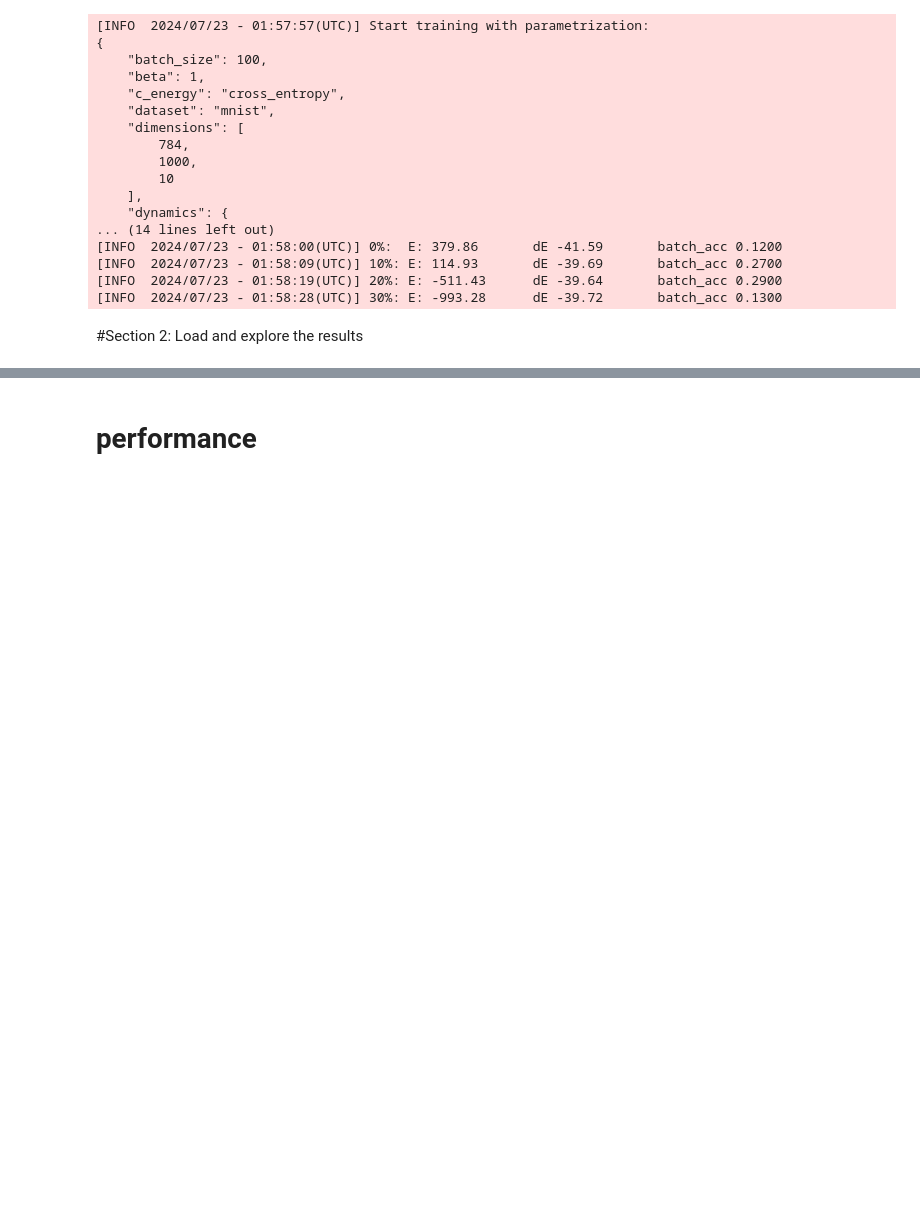
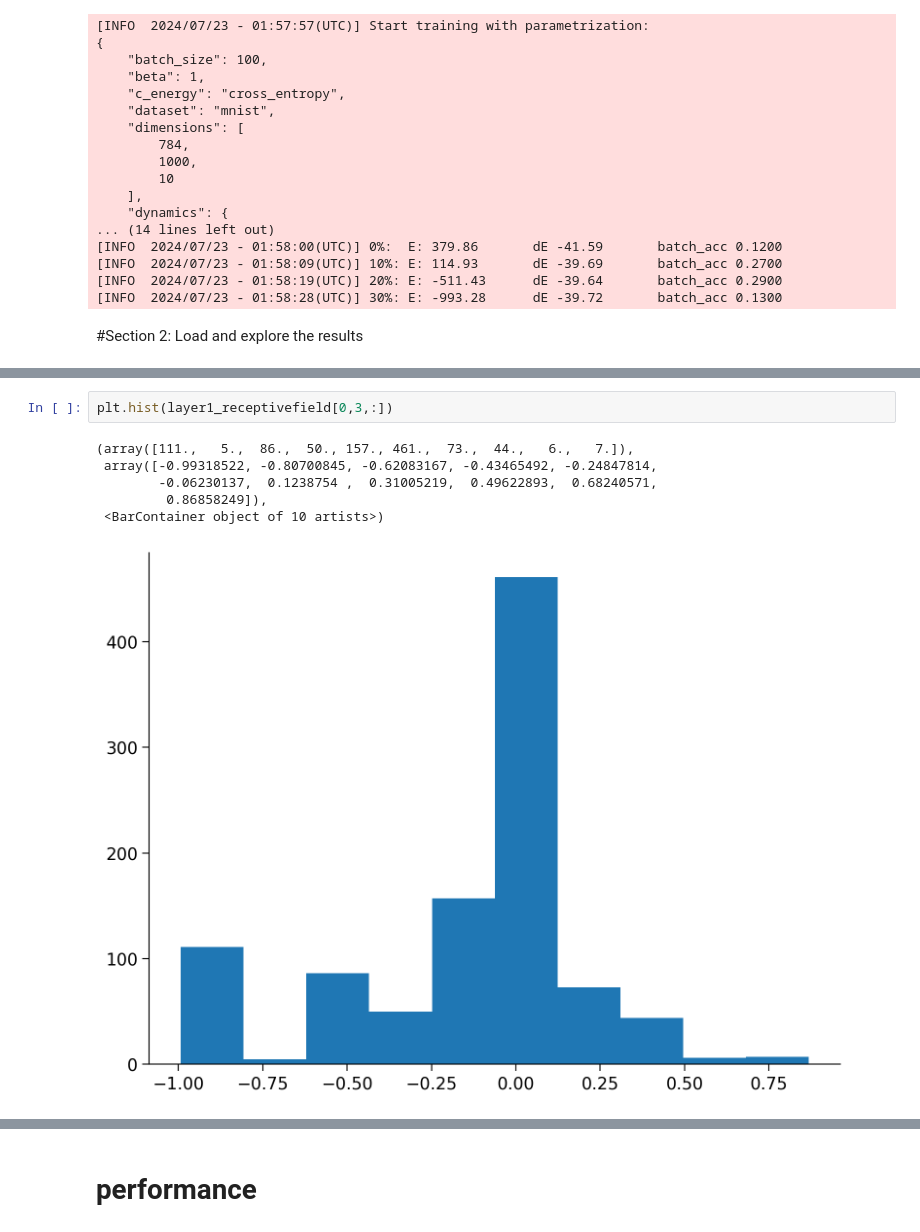
Before and after one commit to cindyhfls/SpatialEmbeddedEquilibriumPropagation_Neuromatch_NeuroAI_TrustworthyHeliotrope, a Jupyter notebook: equilibrium_propagation_toymodel_Tu.ipynb, the cells around one changed output, grey strips where cells are left out. Saved outputs shown, nothing was run; the diff lists cells and outputs as text; blank space fills up the shorter version.

```diff
--- a/equilibrium_propagation_toymodel_Tu.ipynb
+++ b/equilibrium_propagation_toymodel_Tu.ipynb
@@ -627,3 +723,12 @@ plt.show()
+# %%
+plt.hist(layer1_receptivefield[0,3,:])
+# %% [output]
+(array([111.,   5.,  86.,  50., 157., 461.,  73.,  44.,   6.,   7.]),
+ array([-0.99318522, -0.80700845, -0.62083167, -0.43465492, -0.24847814,
+        -0.06230137,  0.1238754 ,  0.31005219,  0.49622893,  0.68240571,
+         0.86858249]),
+ <BarContainer object of 10 artists>)
+[figure, added]
 # %%
 # Number of slices to plot
 num_slices = 100
```
Also changed, not shown: parts of 13 cells of this notebook.
